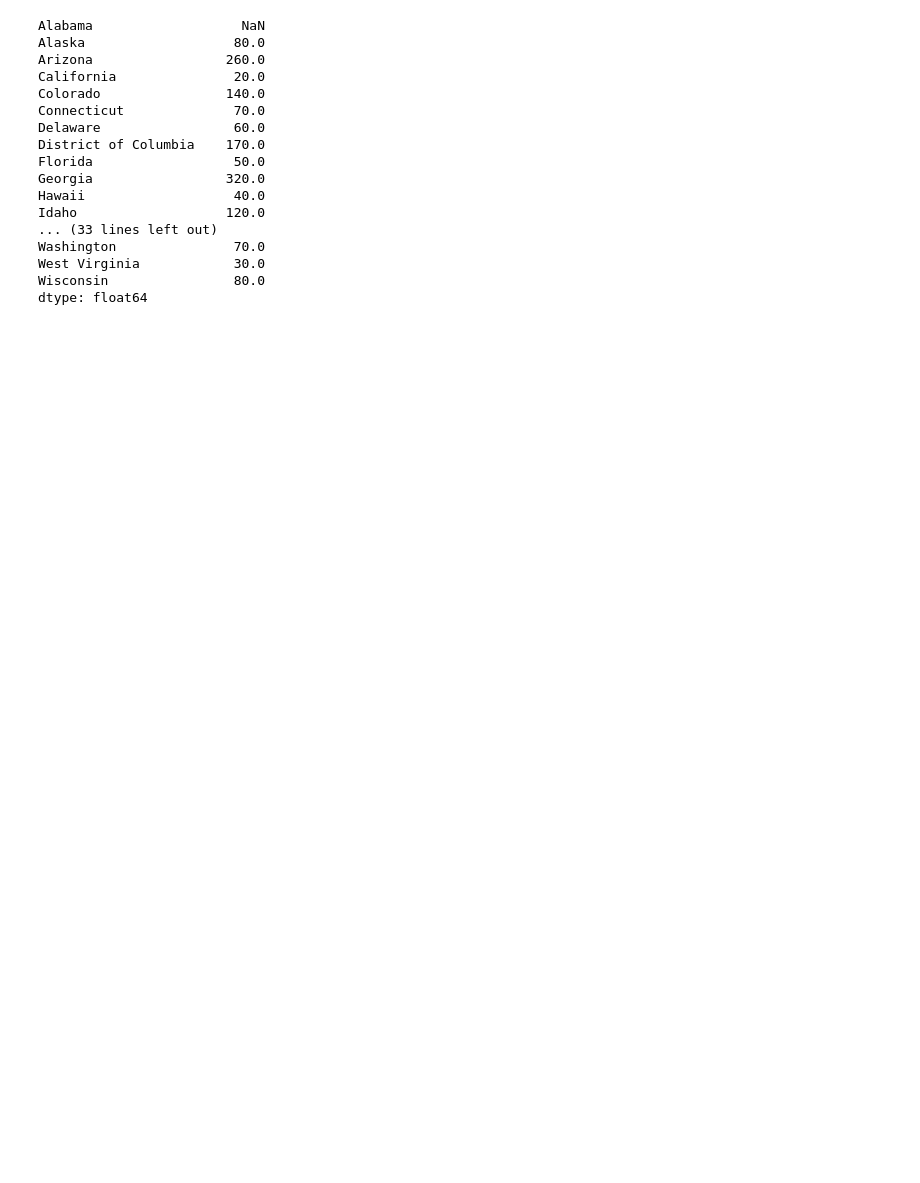
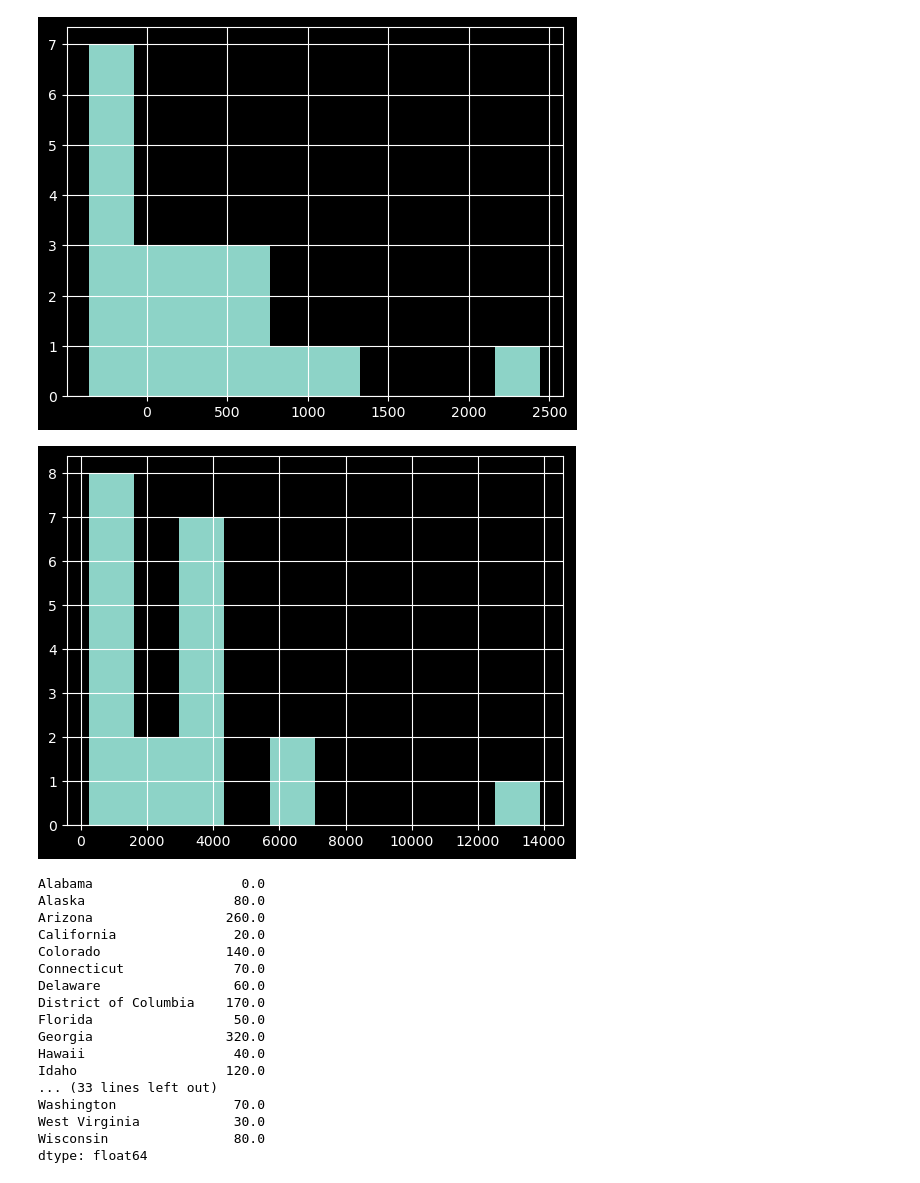
Before and after one commit to joshred83/cda_project, a Jupyter notebook: tot_empl.ipynb, the cells around one changed output. Cells and saved outputs as stored; diff of their text form; code cells hidden in the pictures; blank space fills up the shorter version.

```diff
--- a/tot_empl.ipynb
+++ b/tot_empl.ipynb
@@ -29,10 +142,37 @@ indus_state_sum.name="IND_EMP"
+# %%
+pred_vals = np.c_[pipeline.named_steps["preprocessor"]
+         .named_transformers_['cat']
+         .inverse_transform(X_imp[:, :-2]),
+         X_imp[:, -2:]
+]
+
+indus2 = pd.DataFrame(data=pred_vals, columns=cols)
+# %%
+xy = pd.merge(indus, indus2, left_on=["AREA_TITLE", "NAICS_TITLE"],  right_on=["AREA_TITLE", "NAICS_TITLE"]
+
+                                            )
+# %%
+miss = xy[xy.isna().any(axis=1)]
+# %%
+miss = miss.groupby("AREA_TITLE").apply(lambda x: x.isna().any()).any(axis=1)
+# %%
+test = df.merge(xy.groupby("AREA_TITLE")["TOT_EMP_y"].sum().round(decimals=10),
+         left_index=True, right_index=True).loc[miss.index, :]
+import matplotlib.pyplot as plt
+(test["TOT_EMP_y"]-test["ds_total_employment"]).hist()
+plt.show()
+test["TOT_EMP_y"].hist()
+plt.show()
+# %% [output]
+[figure, added]
+[figure, added]
 # %%
 df = df.merge(indus_state_sum, left_index=True, right_index=True)
 # %%
-df.fillna(method="bfill", axis=1)
+df = df.fillna(method="bfill", axis=1)
 df.iloc[:, 1] - df.iloc[:, 2]
 # %% [output]
-Alabama                   NaN
+Alabama                   0.0
 Alaska                   80.0
 Arizona                 260.0
 California               20.0
```
Also changed, not shown: parts of 17 cells of this notebook, 3 other files.
